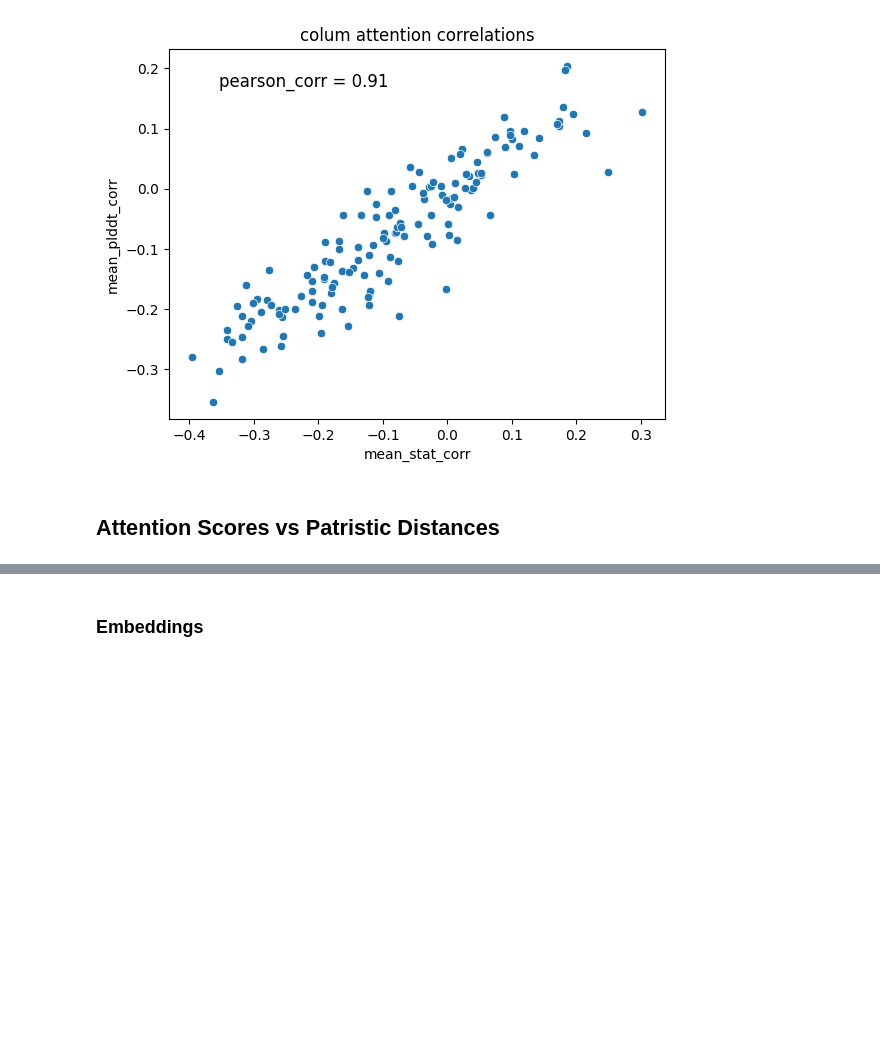
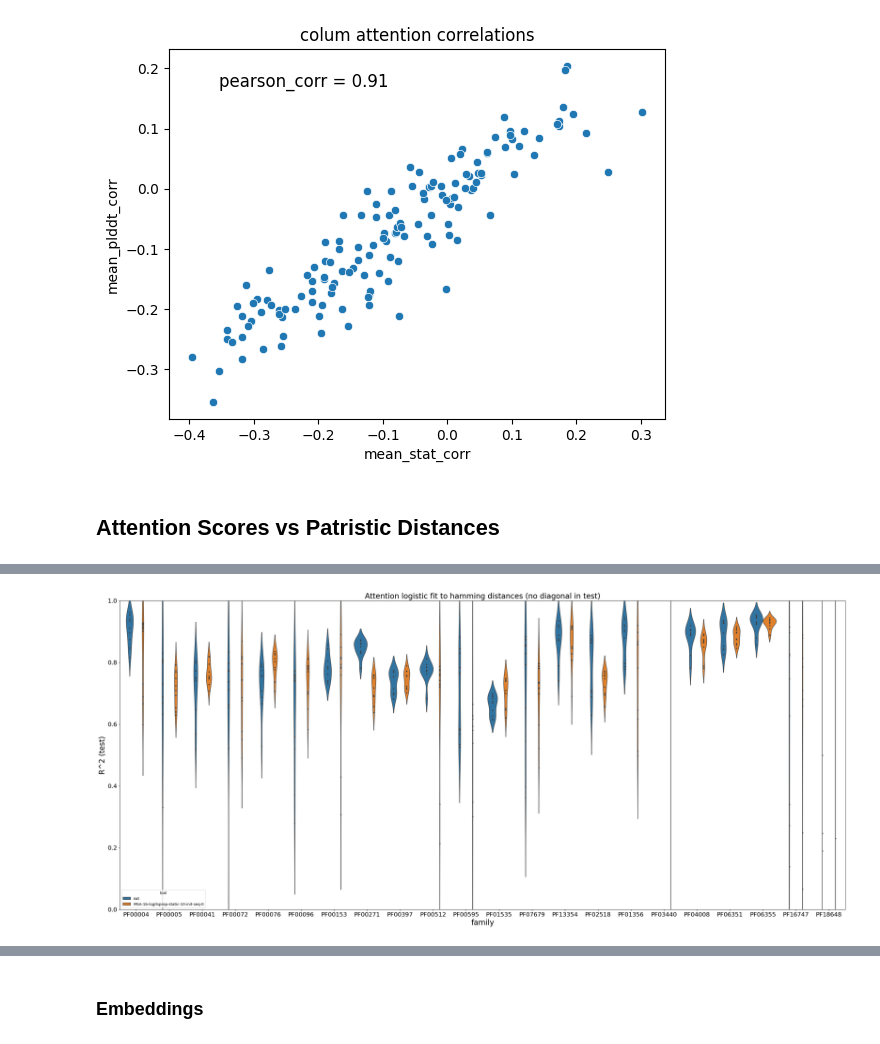
Before and after one commit to anamaysamant/MSA-phylogeny-generation, a Jupyter notebook: PFAM_explorer.ipynb, the cells around one changed output, grey strips where cells are left out. Saved outputs shown, nothing was run; the diff lists cells and outputs as text; code cells hidden in the pictures; blank space fills up the shorter version.

```diff
--- a/PFAM_explorer.ipynb
+++ b/PFAM_explorer.ipynb
@@ -449,0 +766,15 @@ train_df
+# %%
+rcParams['figure.figsize'] = 35,15
+plt.rc('xtick', labelsize=16)
+plt.rc('ytick', labelsize=16)    # fontsize of the tick labels
+
+fig, axes = plt.subplots()
+
+sns.violinplot(data = regr_results_df, x = "family", y = "R^2 (test)", hue = "tool", ax = axes, inner = "point")
+
+axes.set_ylim([0,1])
+axes.set_title("Attention logistic fit to hamming distances (no diagonal in test)", fontdict={"size":20})
+
+plt.savefig("r2_attnfit_ham_dist_nat_vs_MSA_no_test_diagonal.png")
+# %% [output]
+[figure, added]
```
Also changed, not shown: parts of 24 cells of this notebook, 9 other files.
